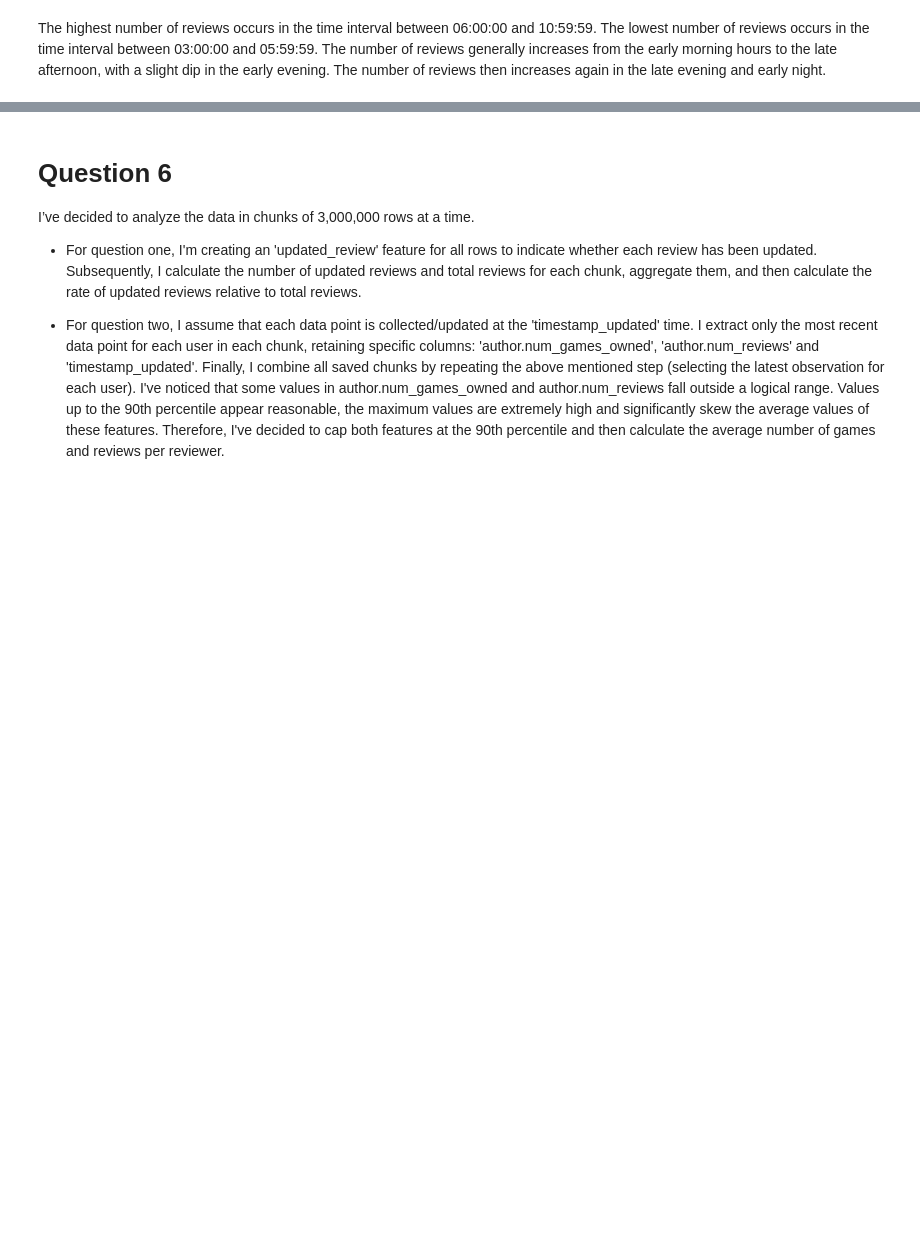
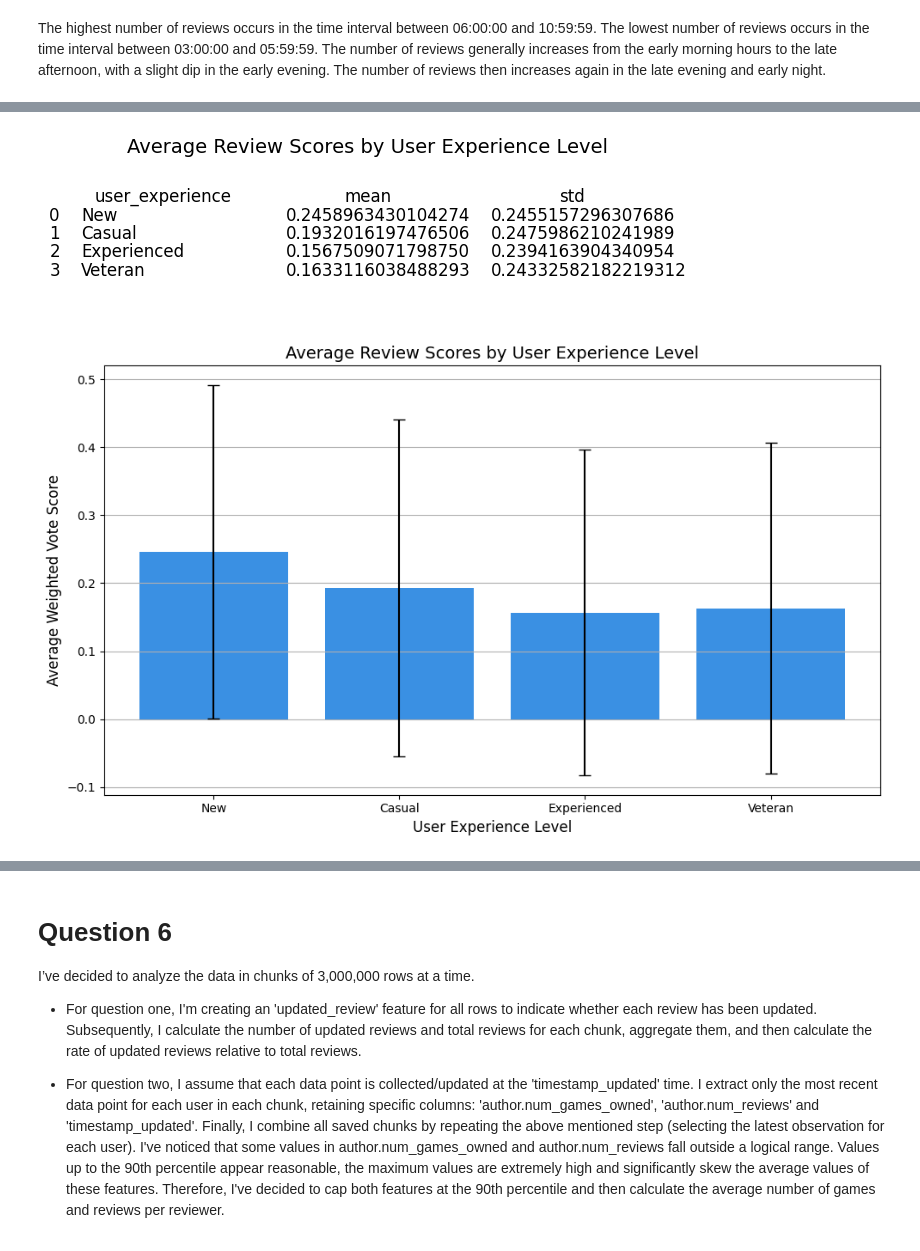
Before and after one commit to sandrokhizanishvili/SAPIENZA-ADM-HW2, a Jupyter notebook: 2021_steam_dataset_analysis.ipynb, the cells around one changed output, grey strips where cells are left out. Saved outputs shown, nothing was run; the diff lists cells and outputs as text; code cells hidden in the pictures; blank space fills up the shorter version.

```diff
--- a/2021_steam_dataset_analysis.ipynb
+++ b/2021_steam_dataset_analysis.ipynb
@@ -379,0 +438,31 @@ The number of reviews then increases again in the late evening and early night.
+# %%
+# 4.2. Determine if more experienced users (higher playtime) give higher or lower ratings
+df['user_experience'] = pd.cut(df['author.playtime_forever'], bins=[-1, 60, 300, 1000, np.inf], labels=['New', 'Casual', 'Experienced', 'Veteran'])
+review_score_by_experience = df.groupby('user_experience', observed=False)['weighted_vote_score'].agg(['mean', 'std'])
+#print(review_score_by_experience)
+review_score_by_experience = review_score_by_experience.reset_index()
+fig, ax = plt.subplots(figsize=(8, 2))  # Tablo boyutu
+ax.axis('tight')
+ax.axis('off')
+tbl = table(ax, review_score_by_experience, loc='center', cellLoc='left', colWidths=[0.3]*len(review_score_by_experience.columns))
+tbl.auto_set_font_size(False)  # Font boyutunu otomatik ayarlamayı kapat
+tbl.set_fontsize(12)  # Font boyutunu belirle
+tbl.scale(1.1, 1.1)  # Tablo ölçeklendirme
+for key, cell in tbl.get_celld().items():
+    cell.set_edgecolor('none')
+plt.title('Average Review Scores by User Experience Level', fontsize=14, pad=-12)
+plt.show()
+plt.figure(figsize=(10, 6))
+sns.barplot(x='user_experience', y='mean', data=review_score_by_experience, capsize=0.3, color='dodgerblue')
+for index, row in review_score_by_experience.iterrows():
+    plt.errorbar(row['user_experience'], row['mean'], yerr=row['std'], fmt='none', c='black', capsize=5)
+plt.xlabel('User Experience Level', fontsize=12)
+plt.ylabel('Average Weighted Vote Score', fontsize=12)
+plt.title('Average Review Scores by User Experience Level', fontsize=14)
+plt.xticks(rotation=0)
+plt.grid(axis='y')
+plt.tight_layout()
+plt.show()
+# %% [output]
+[figure, added]
+[figure, added]
```
Also changed, not shown: parts of 18 cells of this notebook.
